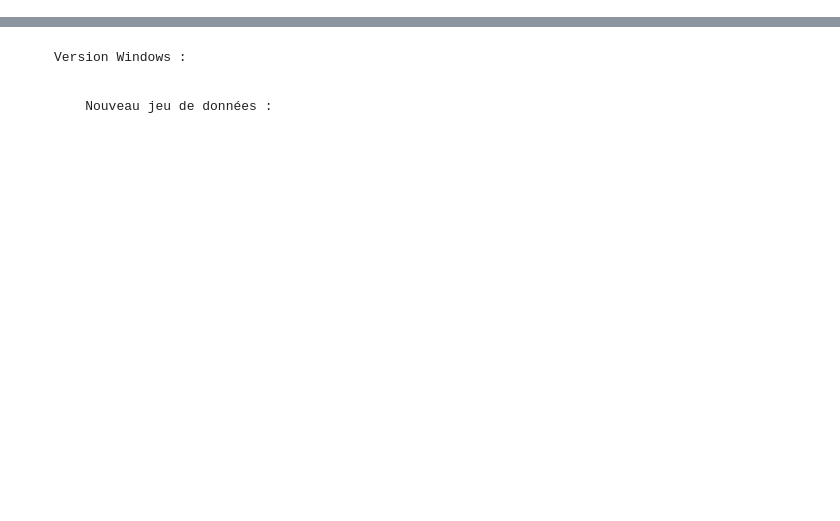
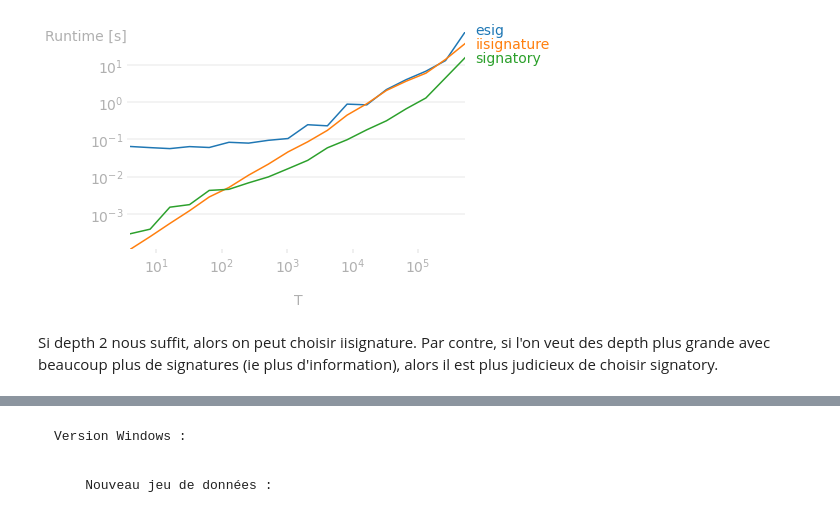
Before and after one commit to emilio-pcrd/Learning-with-signatures, a Jupyter notebook: FOCI-algorithm.ipynb, the cells around one changed output, grey strips where cells are left out. Drawn from its saved outputs; the diff is of its cells as text; code cells hidden in the pictures; blank space fills up the shorter version.

```diff
--- a/FOCI-algorithm.ipynb
+++ b/FOCI-algorithm.ipynb
@@ -6,0 +25,13 @@ import pandas as pd
+# %%
+perfplot.show(
+    setup=lambda n: np.random.rand(n,10),
+    kernels=[
+        lambda X: ts.stream2sig(X,4)[1:],
+        lambda X: isg.sig(X,4),
+        lambda X: signatory.signature(torch.from_numpy(X).unsqueeze(0),4)
+    ],
+    labels=["esig", "iisignature", "signatory"],
+    n_range=[2**k for k in range(2,20)],
+    xlabel="T",
+)
+# %% [output]
@@ -6,0 +41,3 @@ import pandas as pd
+[figure, added]
+# %% [markdown]
+Si depth 2 nous suffit, alors on peut choisir iisignature. Par contre, si l'on veut des depth plus grande avec beaucoup plus de signatures (ie plus d'information), alors il est plus judicieux de choisir signatory.
```
Also changed, not shown: parts of 115 cells of this notebook.
